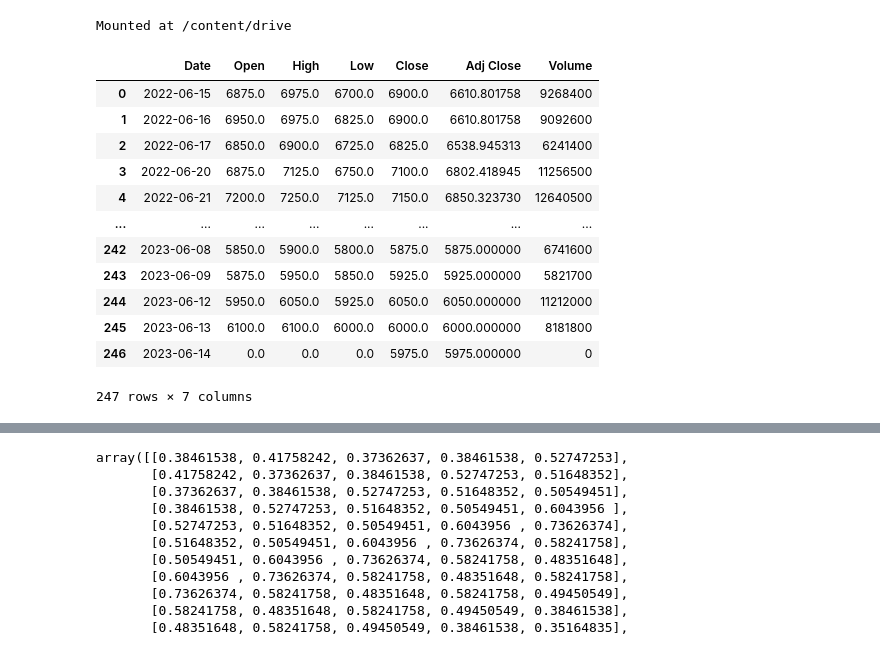
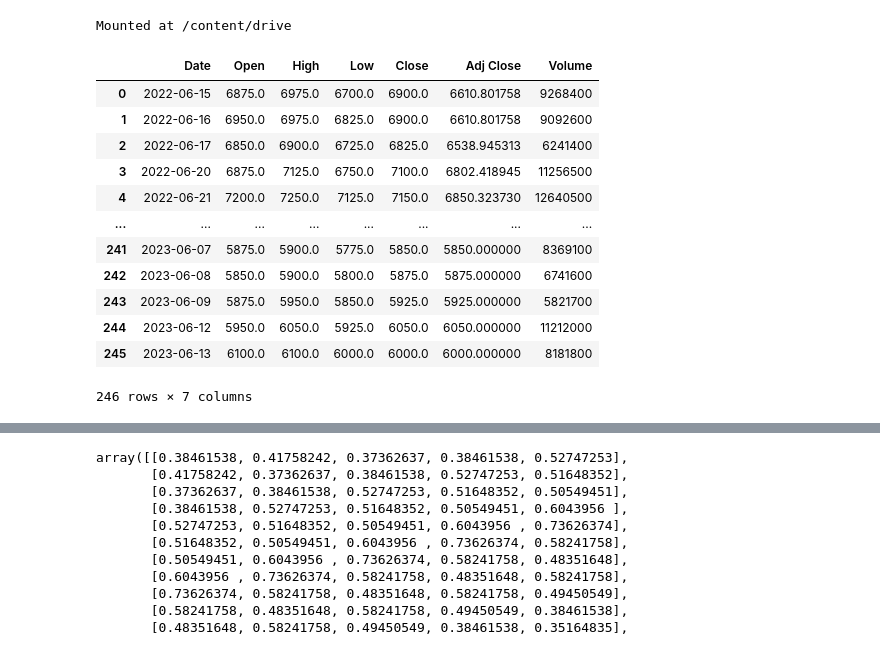
Before and after one commit to nellaadrs/kelompokpro-1, a Jupyter notebook: uaspsd.ipynb, the cells around one changed output, grey strips where cells are left out. Cells and saved outputs as stored; diff of their text form; code cells hidden in the pictures.

```diff
--- a/uaspsd.ipynb
+++ b/uaspsd.ipynb
@@ -41,19 +41,19 @@ drive.mount('/content/drive')
 # %% [output]
 Mounted at /content/drive
 # %%
-df = pd.read_csv("/content/drive/MyDrive/prosaindata/tugas/SMGR.JK.csv")
+df = pd.read_csv("https://raw.githubusercontent.com/nellaadrs/kelompokpro-1/main/SMGR.JK.csv")
 df
 # %% [output]
 |  | Date | Open | High | Low | Close | Adj Close | Volume |
 | 0 | 2022-06-15 | 6875.0 | 6975.0 | 6700.0 | 6900.0 | 6610.801758 | 9268400 |
 | 1 | 2022-06-16 | 6950.0 | 6975.0 | 6825.0 | 6900.0 | 6610.801758 | 9092600 |
 | 2 | 2022-06-17 | 6850.0 | 6900.0 | 6725.0 | 6825.0 | 6538.945313 | 6241400 |
 | 3 | 2022-06-20 | 6875.0 | 7125.0 | 6750.0 | 7100.0 | 6802.418945 | 11256500 |
 | 4 | 2022-06-21 | 7200.0 | 7250.0 | 7125.0 | 7150.0 | 6850.323730 | 12640500 |
 | ... | ... | ... | ... | ... | ... | ... | ... |
+| 241 | 2023-06-07 | 5875.0 | 5900.0 | 5775.0 | 5850.0 | 5850.000000 | 8369100 |
 | 242 | 2023-06-08 | 5850.0 | 5900.0 | 5800.0 | 5875.0 | 5875.000000 | 6741600 |
 | 243 | 2023-06-09 | 5875.0 | 5950.0 | 5850.0 | 5925.0 | 5925.000000 | 5821700 |
 | 244 | 2023-06-12 | 5950.0 | 6050.0 | 5925.0 | 6050.0 | 6050.000000 | 11212000 |
 | 245 | 2023-06-13 | 6100.0 | 6100.0 | 6000.0 | 6000.0 | 6000.000000 | 8181800 |
-| 246 | 2023-06-14 | 0.0 | 0.0 | 0.0 | 5975.0 | 5975.000000 | 0 |
-247 rows × 7 columns
+246 rows × 7 columns
```
Also changed, not shown: parts of 13 cells of this notebook.
